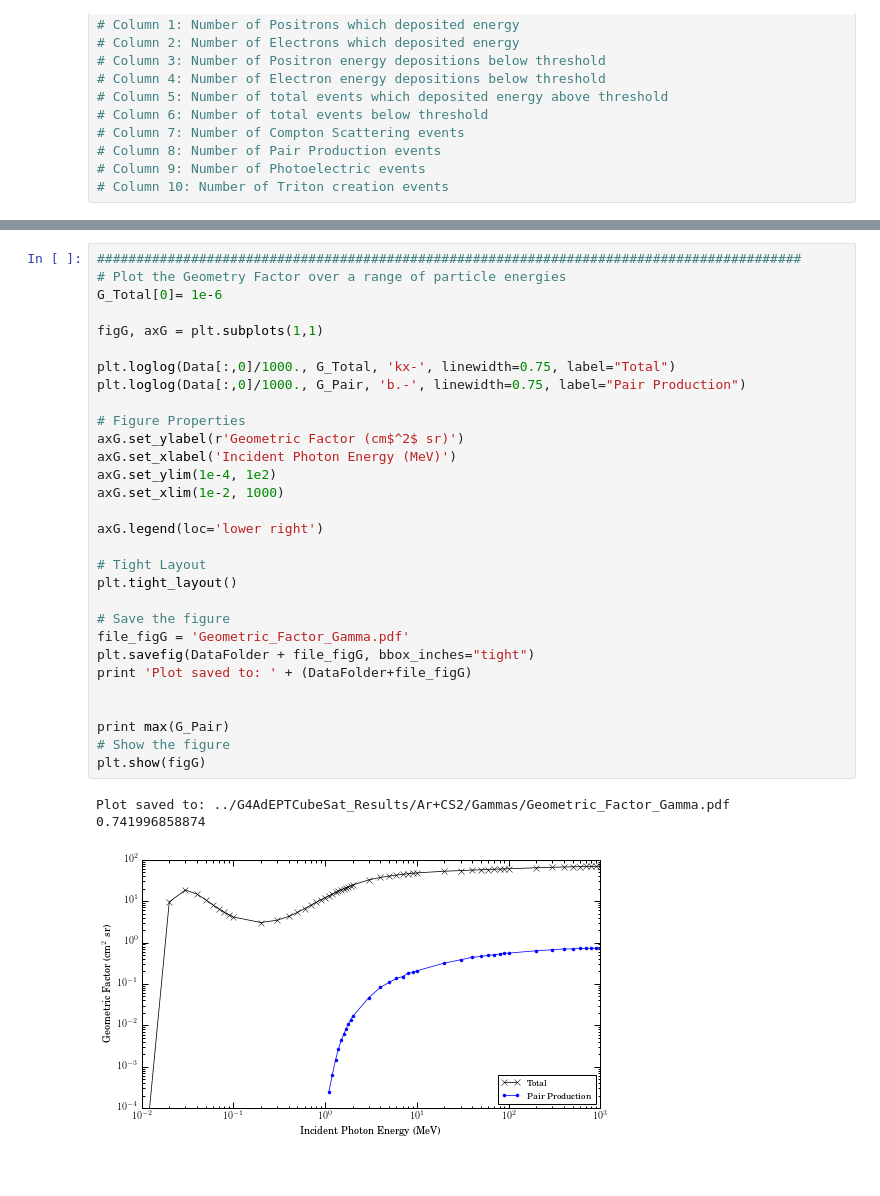
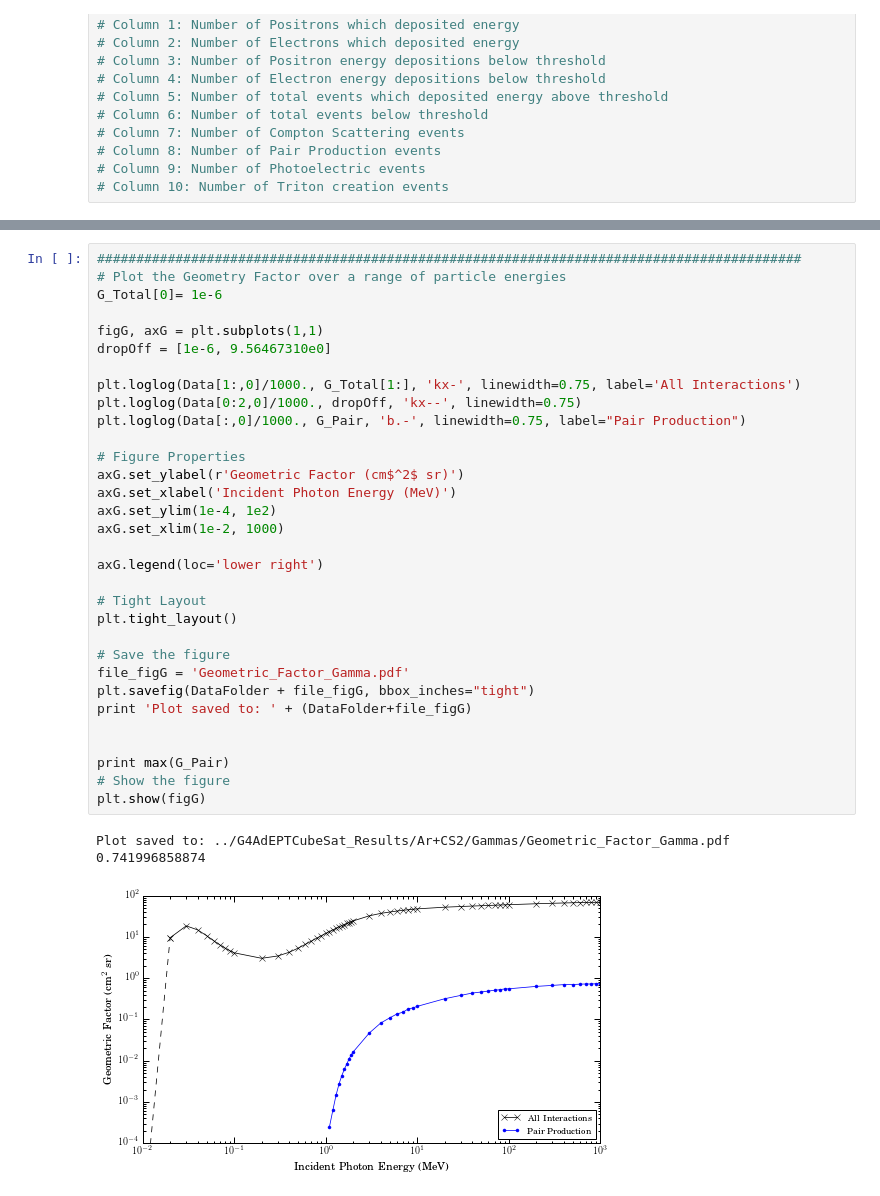
Before and after one commit to mkurnell/G4AdEPTCubeSat-Analysis, a Jupyter notebook: G4AdEPTCubeSat Geometry Factor.ipynb, the cells around one changed output, grey strips where cells are left out. Saved outputs shown, nothing was run; the diff lists cells and outputs as text.

```diff
--- a/G4AdEPTCubeSat Geometry Factor.ipynb
+++ b/G4AdEPTCubeSat Geometry Factor.ipynb
@@ -304,34 +305,36 @@ Total average G: 0.213495119226 +/- 0.0613607250054
 # Plot the Geometry Factor over a range of particle energies
 G_Total[0]= 1e-6
 
 figG, axG = plt.subplots(1,1)
+dropOff = [1e-6, 9.56467310e0]
 
-plt.loglog(Data[:,0]/1000., G_Total, 'kx-', linewidth=0.75, label="Total")
+plt.loglog(Data[1:,0]/1000., G_Total[1:], 'kx-', linewidth=0.75, label='All Interactions')
+plt.loglog(Data[0:2,0]/1000., dropOff, 'kx--', linewidth=0.75)
 plt.loglog(Data[:,0]/1000., G_Pair, 'b.-', linewidth=0.75, label="Pair Production")
 
 # Figure Properties
 axG.set_ylabel(r'Geometric Factor (cm$^2$ sr)')
 axG.set_xlabel('Incident Photon Energy (MeV)')
 axG.set_ylim(1e-4, 1e2)
 axG.set_xlim(1e-2, 1000)
 
 axG.legend(loc='lower right')
 
 # Tight Layout
 plt.tight_layout()
 
 # Save the figure
 file_figG = 'Geometric_Factor_Gamma.pdf'
 plt.savefig(DataFolder + file_figG, bbox_inches="tight")
 print 'Plot saved to: ' + (DataFolder+file_figG)
 
 
 print max(G_Pair)
 # Show the figure
 plt.show(figG)
 # %% [output]
 Plot saved to: ../G4AdEPTCubeSat_Results/Ar+CS2/Gammas/Geometric_Factor_Gamma.pdf
 0.741996858874
-[figure, old version]
+[figure, new version]
 # %%
 ##########################################################################################
```
Also changed, not shown: parts of 14 cells of this notebook, 1 other file.
